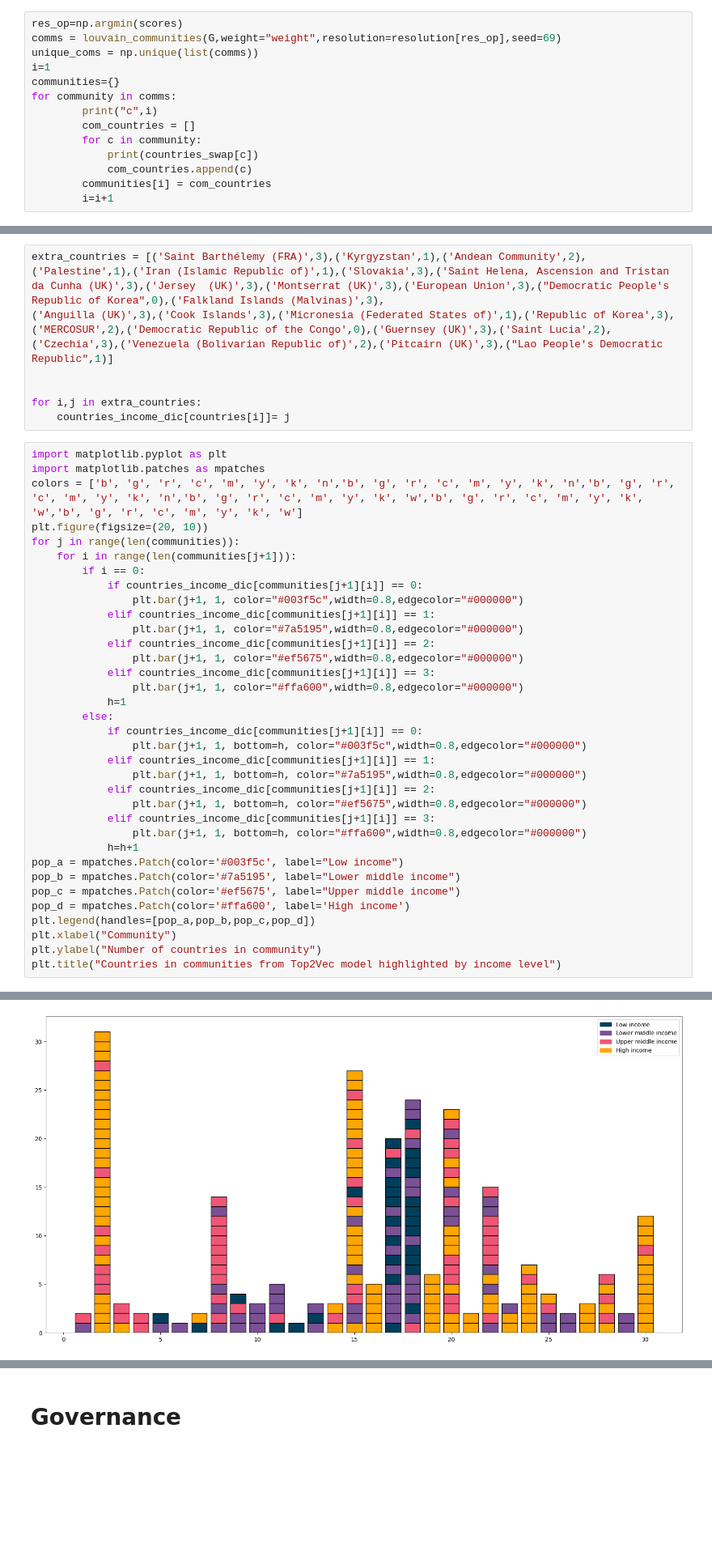
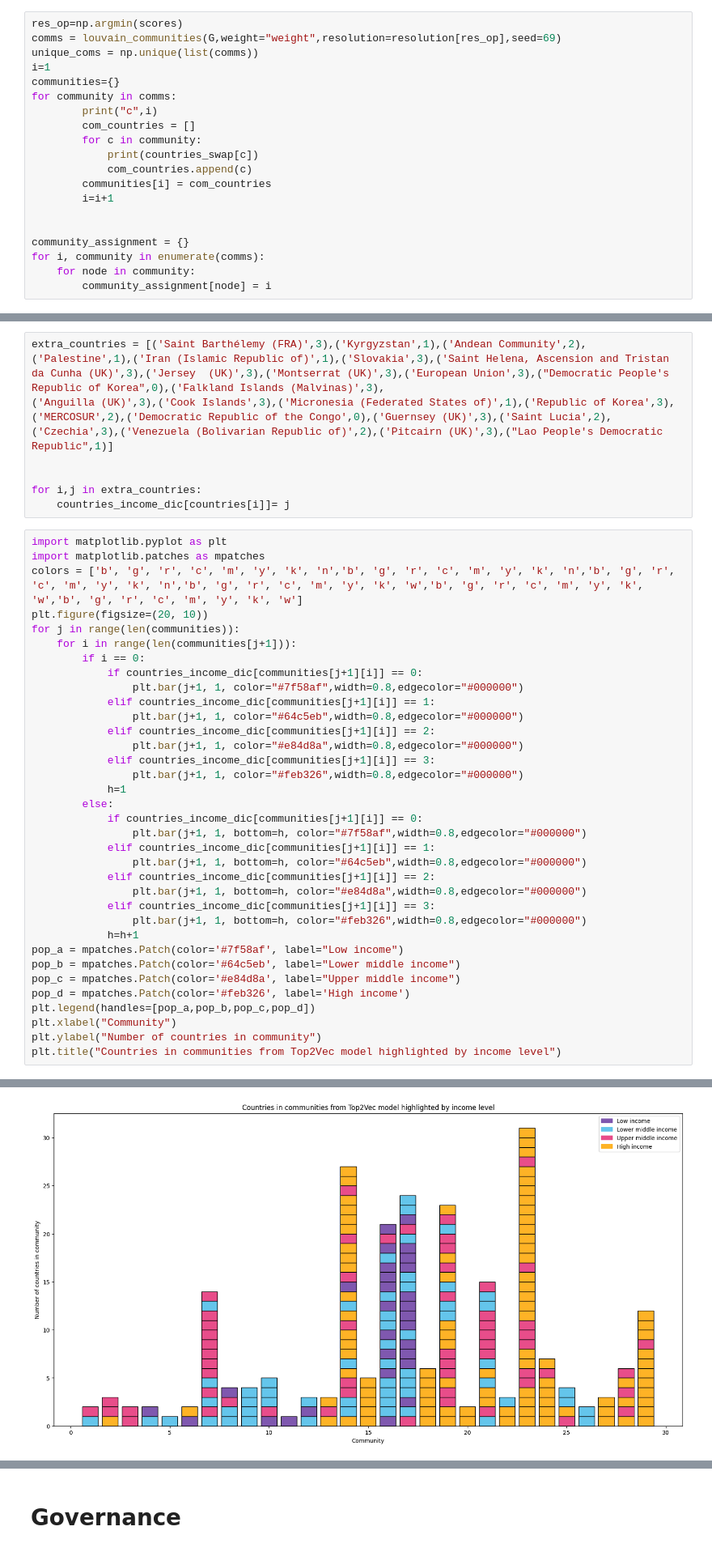
Before and after one commit to gustavn19/Fagprojekt, a Jupyter notebook: top2vec_done.ipynb, the cells around one changed output, grey strips where cells are left out. Shown at 81% size. Cells and saved outputs as stored; diff of their text form; blank space fills up the shorter version.

```diff
--- a/top2vec_done.ipynb
+++ b/top2vec_done.ipynb
@@ -189,6 +189,12 @@ for community in comms:
             com_countries.append(c)
         communities[i] = com_countries
         i=i+1
+
+
+community_assignment = {}
+for i, community in enumerate(comms):
+    for node in community:
+        community_assignment[node] = i
 # %% [output]
 c 1
 Palestine
@@ -340,28 +364,28 @@ for j in range(len(communities)):
     for i in range(len(communities[j+1])):
         if i == 0:
             if countries_income_dic[communities[j+1][i]] == 0:
-                plt.bar(j+1, 1, color="#003f5c",width=0.8,edgecolor="#000000")
+                plt.bar(j+1, 1, color="#7f58af",width=0.8,edgecolor="#000000")
             elif countries_income_dic[communities[j+1][i]] == 1:
-                plt.bar(j+1, 1, color="#7a5195",width=0.8,edgecolor="#000000")
+                plt.bar(j+1, 1, color="#64c5eb",width=0.8,edgecolor="#000000")
             elif countries_income_dic[communities[j+1][i]] == 2:
-                plt.bar(j+1, 1, color="#ef5675",width=0.8,edgecolor="#000000")
+                plt.bar(j+1, 1, color="#e84d8a",width=0.8,edgecolor="#000000")
             elif countries_income_dic[communities[j+1][i]] == 3:
-                plt.bar(j+1, 1, color="#ffa600",width=0.8,edgecolor="#000000")
+                plt.bar(j+1, 1, color="#feb326",width=0.8,edgecolor="#000000")
             h=1
         else:
             if countries_income_dic[communities[j+1][i]] == 0:
-                plt.bar(j+1, 1, bottom=h, color="#003f5c",width=0.8,edgecolor="#000000")
+                plt.bar(j+1, 1, bottom=h, color="#7f58af",width=0.8,edgecolor="#000000")
             elif countries_income_dic[communities[j+1][i]] == 1:
-                plt.bar(j+1, 1, bottom=h, color="#7a5195",width=0.8,edgecolor="#000000")
+                plt.bar(j+1, 1, bottom=h, color="#64c5eb",width=0.8,edgecolor="#000000")
             elif countries_income_dic[communities[j+1][i]] == 2:
-                plt.bar(j+1, 1, bottom=h, color="#ef5675",width=0.8,edgecolor="#000000")
+                plt.bar(j+1, 1, bottom=h, color="#e84d8a",width=0.8,edgecolor="#000000")
             elif countries_income_dic[communities[j+1][i]] == 3:
-                plt.bar(j+1, 1, bottom=h, color="#ffa600",width=0.8,edgecolor="#000000")
+                plt.bar(j+1, 1, bottom=h, color="#feb326",width=0.8,edgecolor="#000000")
             h=h+1
-pop_a = mpatches.Patch(color='#003f5c', label="Low income")
-pop_b = mpatches.Patch(color='#7a5195', label="Lower middle income")
-pop_c = mpatches.Patch(color='#ef5675', label="Upper middle income")
-pop_d = mpatches.Patch(color='#ffa600', label='High income')
+pop_a = mpatches.Patch(color='#7f58af', label="Low income")
+pop_b = mpatches.Patch(color='#64c5eb', label="Lower middle income")
+pop_c = mpatches.Patch(color='#e84d8a', label="Upper middle income")
+pop_d = mpatches.Patch(color='#feb326', label='High income')
 plt.legend(handles=[pop_a,pop_b,pop_c,pop_d])
 plt.xlabel("Community")
 plt.ylabel("Number of countries in community")
@@ -371 +395 @@ plt.title("Countries in communities from Top2Vec model highlighted by income lev
-[figure, old version]
+[figure, new version]
```
Also changed, not shown: parts of 10 cells of this notebook, 2 other files.
